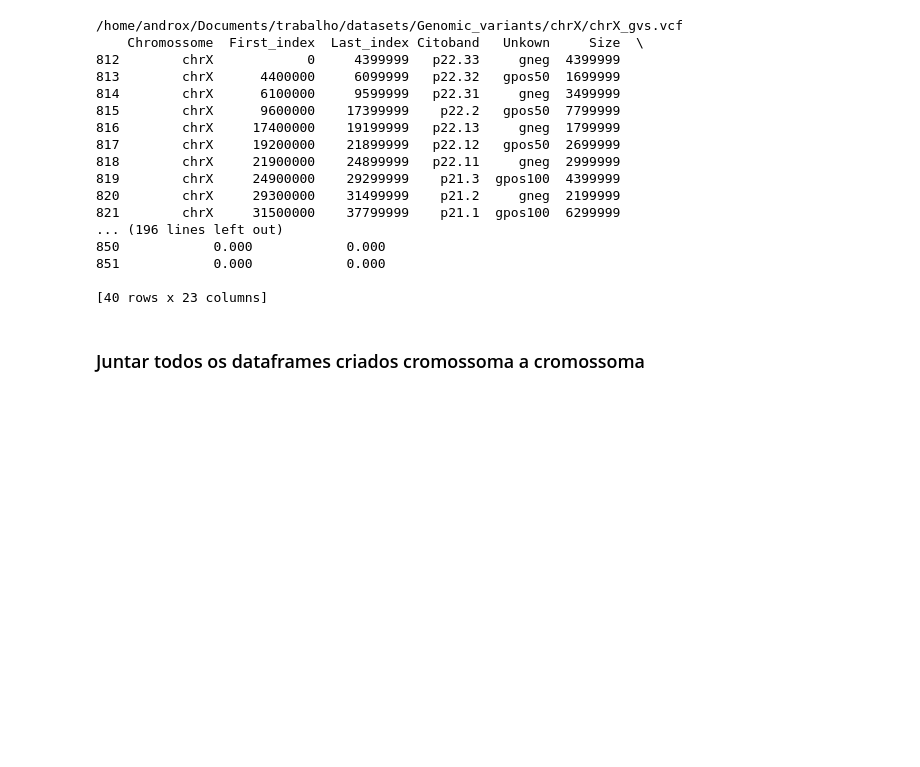
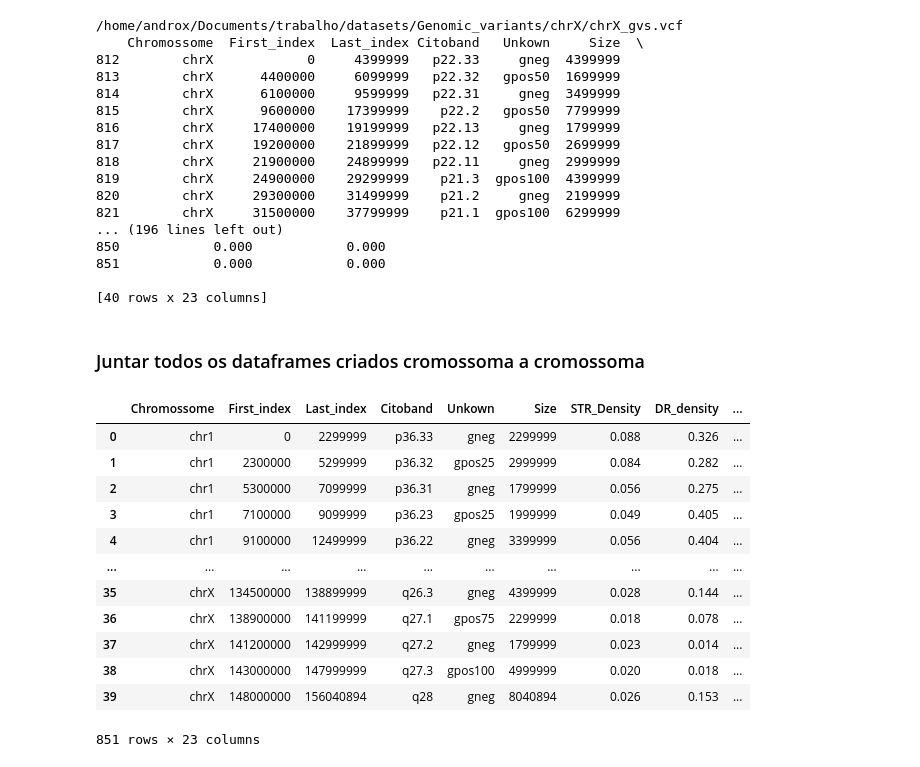
Before and after one commit to AndreSantos2000/A_map_of_privacy-sensitivity_in_human_genomes, a Jupyter notebook: jupyter_scripts/GenomicVariants/GV_processing.ipynb, the cells around one changed output. Saved outputs shown, nothing was run; the diff lists cells and outputs as text; code cells hidden in the pictures; blank space fills up the shorter version.

```diff
--- a/jupyter_scripts/GenomicVariants/GV_processing.ipynb
+++ b/jupyter_scripts/GenomicVariants/GV_processing.ipynb
@@ -232,3 +246,31 @@ execute_1chr("chrX")
 [40 rows x 23 columns]
 # %% [markdown]
 ### Juntar todos os dataframes criados cromossoma a cromossoma
+# %%
+def concat_dfs():
+    frames = []
+    chroms = ["chr1", "chr2", "chr3", "chr4", "chr5", "chr6", "chr7", "chr8", "chr9", "chr10", "chr11", "chr12", "chr13", "chr14", "chr15", "chr16", "chr17", "chr18", "chr19", "chr20", "chr21", "chr22", "chrX"]
+    for chromosome in chroms:
+        gvs_chr_read= "/home/androx/Documents/trabalho/citobands/Latest_gvs/cytobandFiltered_processed_str_dr_dg_gv_" + chromosome + ".txt"
+        chr_df = pd.read_csv(gvs_chr_read, sep="\t")
+        frames.append(chr_df)
+    result = pd.concat(frames)
+    return result
+# %%
+cb_df_sorted = concat_dfs()
+# %%
+cb_df_sorted
+# %% [output]
+|  | Chromossome | First_index | Last_index | Citoband | Unkown | Size | STR_Density | DR_density | ... |
+| 0 | chr1 | 0 | 2299999 | p36.33 | gneg | 2299999 | 0.088 | 0.326 | ... |
+| 1 | chr1 | 2300000 | 5299999 | p36.32 | gpos25 | 2999999 | 0.084 | 0.282 | ... |
+| 2 | chr1 | 5300000 | 7099999 | p36.31 | gneg | 1799999 | 0.056 | 0.275 | ... |
+| 3 | chr1 | 7100000 | 9099999 | p36.23 | gpos25 | 1999999 | 0.049 | 0.405 | ... |
+| 4 | chr1 | 9100000 | 12499999 | p36.22 | gneg | 3399999 | 0.056 | 0.404 | ... |
+| ... | ... | ... | ... | ... | ... | ... | ... | ... | ... |
+| 35 | chrX | 134500000 | 138899999 | q26.3 | gneg | 4399999 | 0.028 | 0.144 | ... |
+| 36 | chrX | 138900000 | 141199999 | q27.1 | gpos75 | 2299999 | 0.018 | 0.078 | ... |
+| 37 | chrX | 141200000 | 142999999 | q27.2 | gneg | 1799999 | 0.023 | 0.014 | ... |
+| 38 | chrX | 143000000 | 147999999 | q27.3 | gpos100 | 4999999 | 0.020 | 0.018 | ... |
+| 39 | chrX | 148000000 | 156040894 | q28 | gneg | 8040894 | 0.026 | 0.153 | ... |
+851 rows × 23 columns
```
Also changed, not shown: parts of 2 cells of this notebook, 5 other files.
